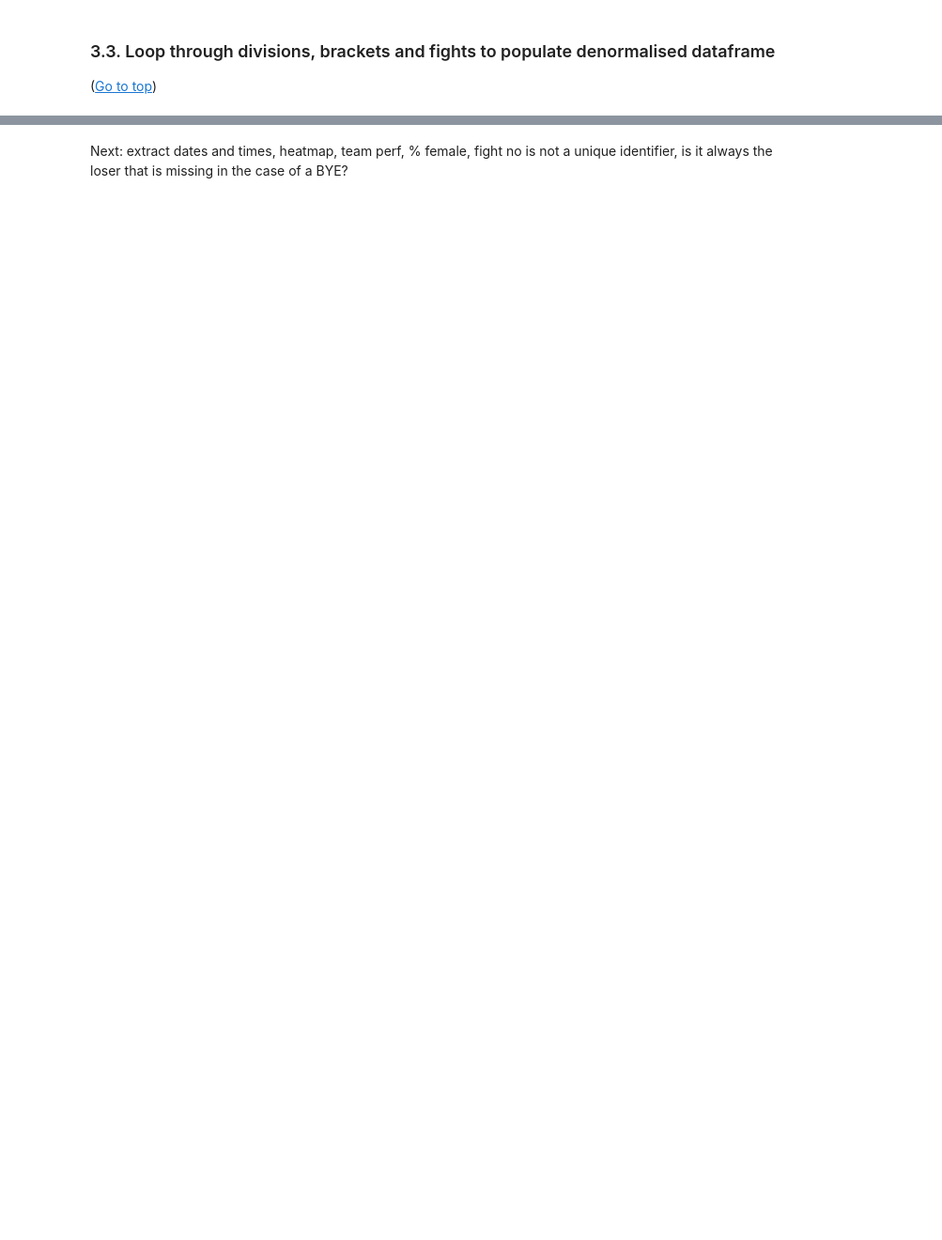
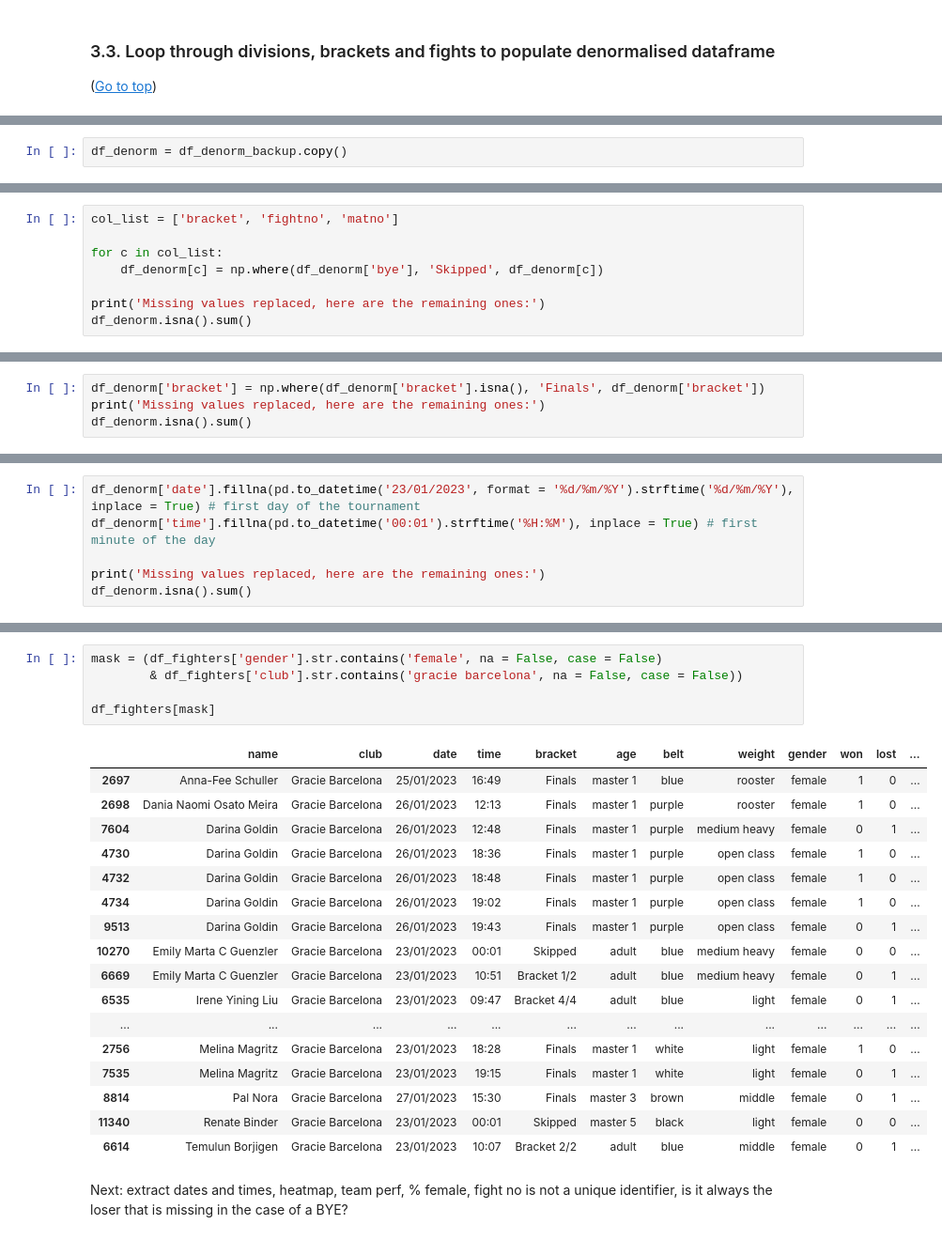
Before and after one commit to peanutbatard/scraping, a Jupyter notebook: IBJJF European Championship - scraping + basic analysis.ipynb, the cells around one changed output, grey strips where cells are left out. Shown at 94% size. Saved outputs shown, nothing was run; the diff lists cells and outputs as text; blank space fills up the shorter version.

```diff
--- a/IBJJF European Championship - scraping + basic analysis.ipynb
+++ b/IBJJF European Championship - scraping + basic analysis.ipynb
@@ -679,0 +714,2 @@ Denormalised dataframe generated, here are the first records:
+# %%
+df_denorm = df_denorm_backup.copy()
@@ -679,0 +826,8 @@ Denormalised dataframe generated, here are the first records:
+# %%
+col_list = ['bracket', 'fightno', 'matno']
+
+for c in col_list:
+    df_denorm[c] = np.where(df_denorm['bye'], 'Skipped', df_denorm[c])
+
+print('Missing values replaced, here are the remaining ones:')
+df_denorm.isna().sum()
@@ -679,0 +864,4 @@ Denormalised dataframe generated, here are the first records:
+# %%
+df_denorm['bracket'] = np.where(df_denorm['bracket'].isna(), 'Finals', df_denorm['bracket'])
+print('Missing values replaced, here are the remaining ones:')
+df_denorm.isna().sum()
@@ -679,0 +889,6 @@ Denormalised dataframe generated, here are the first records:
+# %%
+df_denorm['date'].fillna(pd.to_datetime('23/01/2023', format = '%d/%m/%Y').strftime('%d/%m/%Y'), inplace = True) # first day of the tournament
+df_denorm['time'].fillna(pd.to_datetime('00:01').strftime('%H:%M'), inplace = True) # first minute of the day
+
+print('Missing values replaced, here are the remaining ones:')
+df_denorm.isna().sum()
@@ -680,2 +1053,25 @@ Denormalised dataframe generated, here are the first records:
+# %%
+mask = (df_fighters['gender'].str.contains('female', na = False, case = False)
+        & df_fighters['club'].str.contains('gracie barcelona', na = False, case = False))
+
+df_fighters[mask]
+# %% [output]
+|  | name | club | date | time | bracket | age | belt | weight | gender | won | lost | ... |
+| 2697 | Anna-Fee Schuller | Gracie Barcelona | 25/01/2023 | 16:49 | Finals | master 1 | blue | rooster | female | 1 | 0 | ... |
+| 2698 | Dania Naomi Osato Meira | Gracie Barcelona | 26/01/2023 | 12:13 | Finals | master 1 | purple | rooster | female | 1 | 0 | ... |
+| 7604 | Darina Goldin | Gracie Barcelona | 26/01/2023 | 12:48 | Finals | master 1 | purple | medium heavy | female | 0 | 1 | ... |
+| 4730 | Darina Goldin | Gracie Barcelona | 26/01/2023 | 18:36 | Finals | master 1 | purple | open class | female | 1 | 0 | ... |
+| 4732 | Darina Goldin | Gracie Barcelona | 26/01/2023 | 18:48 | Finals | master 1 | purple | open class | female | 1 | 0 | ... |
+| 4734 | Darina Goldin | Gracie Barcelona | 26/01/2023 | 19:02 | Finals | master 1 | purple | open class | female | 1 | 0 | ... |
+| 9513 | Darina Goldin | Gracie Barcelona | 26/01/2023 | 19:43 | Finals | master 1 | purple | open class | female | 0 | 1 | ... |
+| 10270 | Emily Marta C Guenzler | Gracie Barcelona | 23/01/2023 | 00:01 | Skipped | adult | blue | medium heavy | female | 0 | 0 | ... |
+| 6669 | Emily Marta C Guenzler | Gracie Barcelona | 23/01/2023 | 10:51 | Bracket 1/2 | adult | blue | medium heavy | female | 0 | 1 | ... |
+| 6535 | Irene Yining Liu | Gracie Barcelona | 23/01/2023 | 09:47 | Bracket 4/4 | adult | blue | light | female | 0 | 1 | ... |
+| ... | ... | ... | ... | ... | ... | ... | ... | ... | ... | ... | ... | ... |
+| 2756 | Melina Magritz | Gracie Barcelona | 23/01/2023 | 18:28 | Finals | master 1 | white | light | female | 1 | 0 | ... |
+| 7535 | Melina Magritz | Gracie Barcelona | 23/01/2023 | 19:15 | Finals | master 1 | white | light | female | 0 | 1 | ... |
+| 8814 | Pal Nora | Gracie Barcelona | 27/01/2023 | 15:30 | Finals | master 3 | brown | middle | female | 0 | 1 | ... |
+| 11340 | Renate Binder | Gracie Barcelona | 23/01/2023 | 00:01 | Skipped | master 5 | black | light | female | 0 | 0 | ... |
+| 6614 | Temulun Borjigen | Gracie Barcelona | 23/01/2023 | 10:07 | Bracket 2/2 | adult | blue | middle | female | 0 | 1 | ... |
 # %% [markdown]
 Next: extract dates and times, heatmap, team perf, % female, fight no is not a unique identifier, is it always the loser that is missing in the case of a BYE?
```
Also changed, not shown: parts of 33 cells of this notebook.
